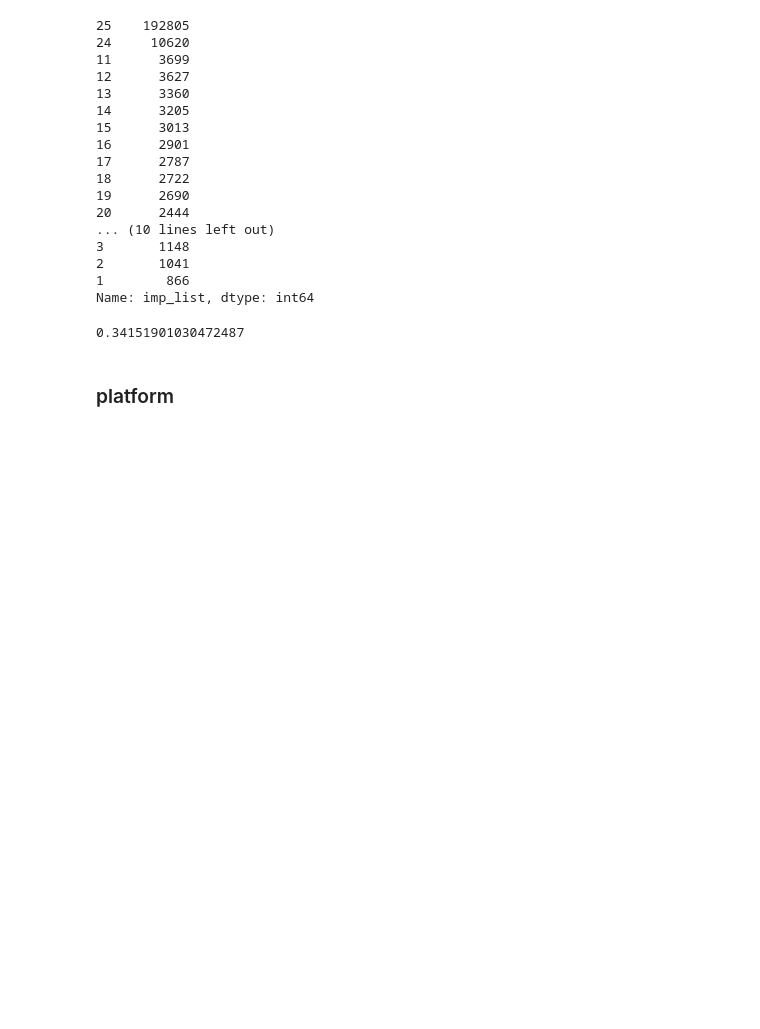
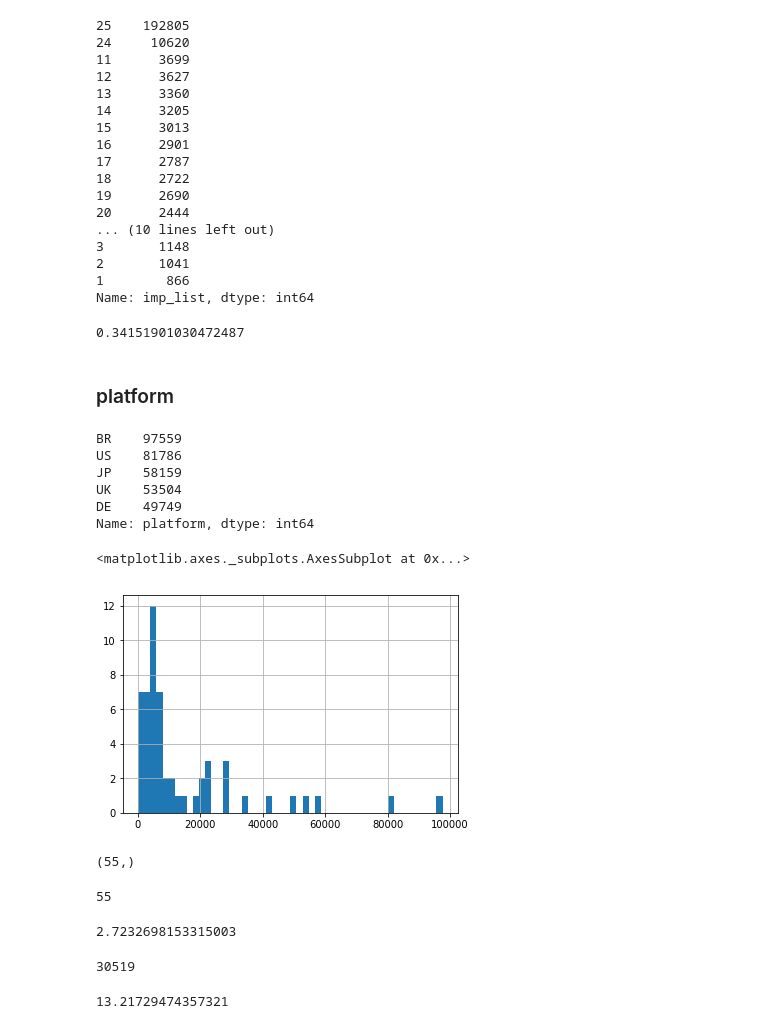
Before and after one commit to samshipengs/naps, a Jupyter notebook: playground.ipynb, the cells around one changed output. Saved outputs shown, nothing was run; the diff lists cells and outputs as text; code cells hidden in the pictures; blank space fills up the shorter version.

```diff
--- a/playground.ipynb
+++ b/playground.ipynb
@@ -471,6 +484,39 @@ Name: imp_list, dtype: int64
 # %% [markdown]
 ### platform
 # %%
-platfrom_counts = train_last
+platfrom_counts = train_last.platform.value_counts()
+platfrom_counts.head()
+# %% [output]
+BR    97559
+US    81786
+JP    58159
+UK    53504
+DE    49749
+Name: platform, dtype: int64
+# %%
+platfrom_counts.hist(bins=50)
+# %% [output]
+<matplotlib.axes._subplots.AxesSubplot at 0x...>
+[figure, added]
+# %%
+platfrom_counts.shape
+# %% [output]
+(55,)
+# %%
+train.platform.nunique()
+# %% [output]
+55
+# %%
+(55)**(1/4)
+# %% [output]
+2.7232698153315003
+# %%
+train.city.nunique()
+# %% [output]
+30519
+# %%
+30519**(1/4)
+# %% [output]
+13.21729474357321
 # %%
 # current filters
```
Also changed, not shown: parts of 8 cells of this notebook, 1 other file.
